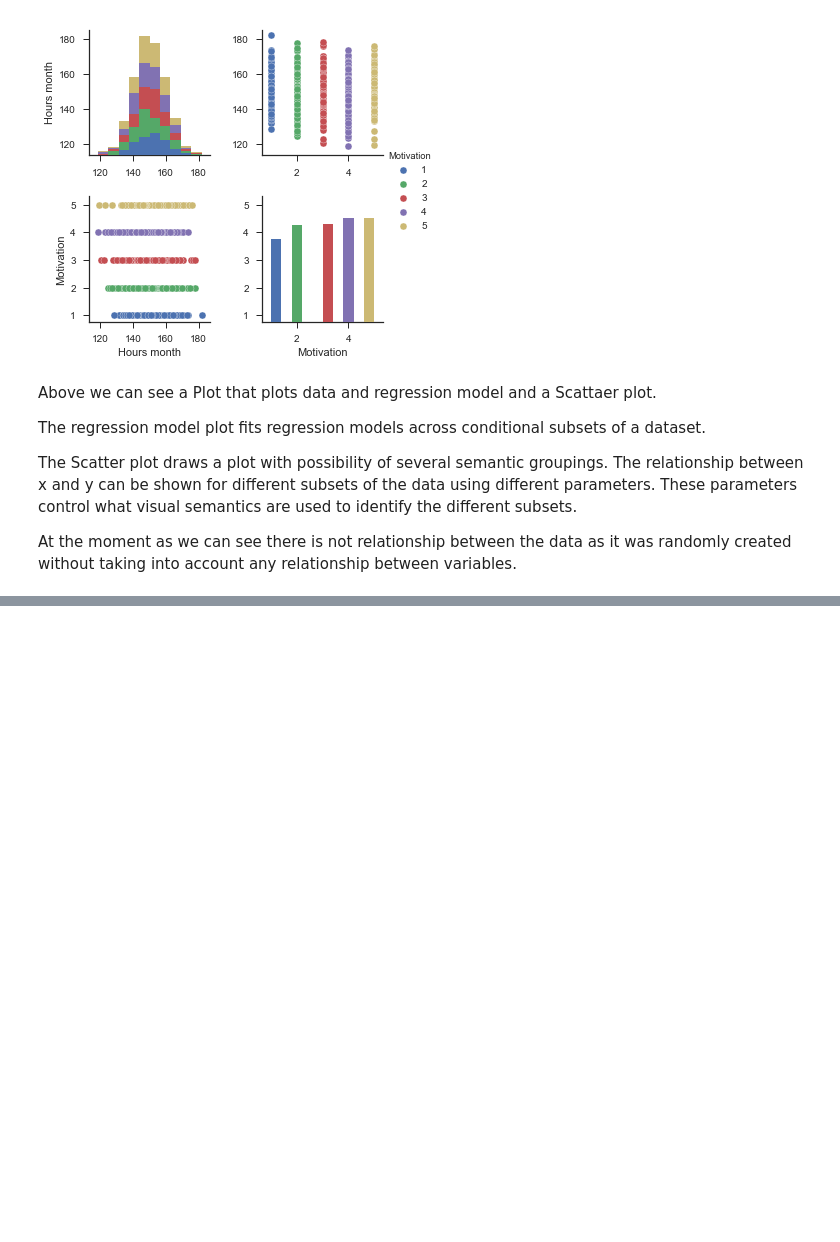
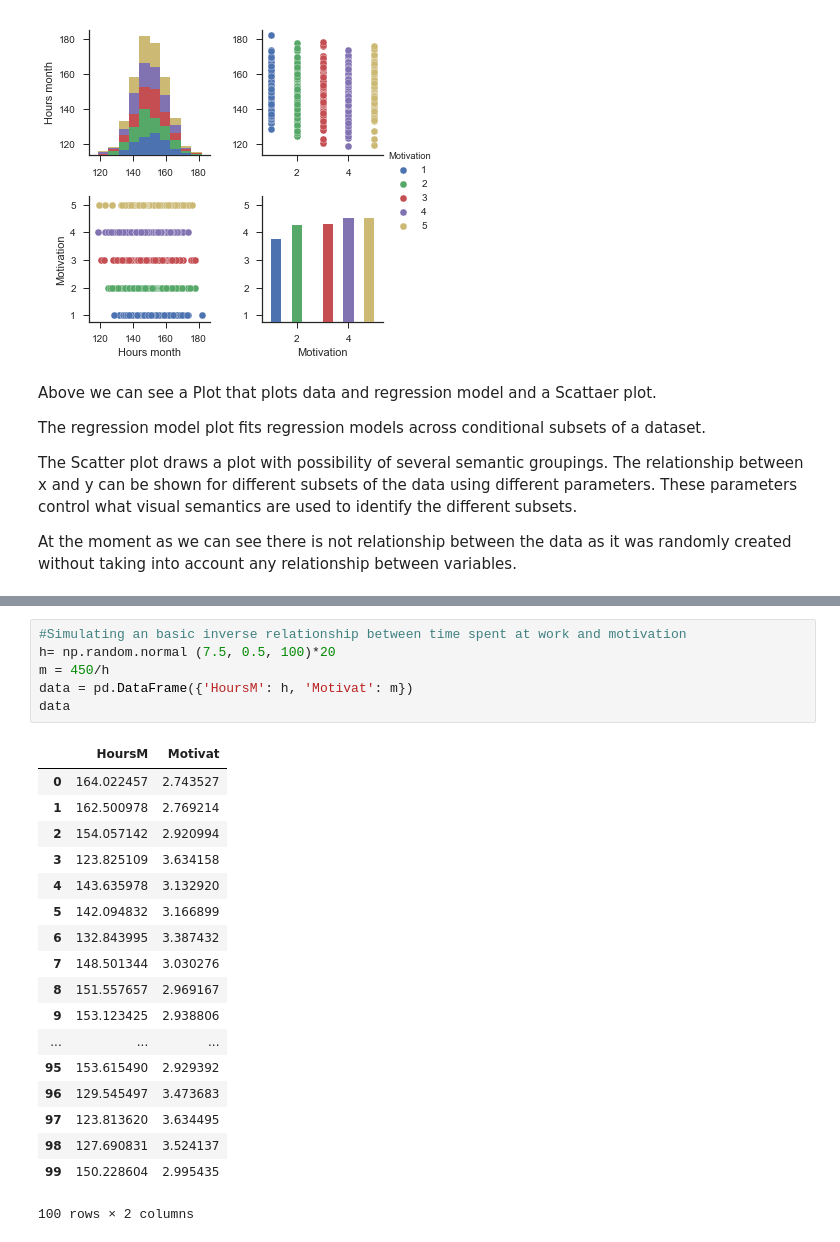
Before and after one commit to Nayade2lu/programming-data-a-project, a Jupyter notebook: Programming for data analysis Project.ipynb, the cells around one changed output, grey strips where cells are left out. Cells and saved outputs as stored; diff of their text form; blank space fills up the shorter version.

```diff
--- a/Programming for data analysis Project.ipynb
+++ b/Programming for data analysis Project.ipynb
@@ -629,0 +640,25 @@ At the moment as we can see there is not relationship between the data as it was
+# %%
+#Simulating an basic inverse relationship between time spent at work and motivation
+h= np.random.normal (7.5, 0.5, 100)*20
+m = 450/h
+data = pd.DataFrame({'HoursM': h, 'Motivat': m})
+data
+# %% [output]
+|  | HoursM | Motivat |
+| 0 | 164.022457 | 2.743527 |
+| 1 | 162.500978 | 2.769214 |
+| 2 | 154.057142 | 2.920994 |
+| 3 | 123.825109 | 3.634158 |
+| 4 | 143.635978 | 3.132920 |
+| 5 | 142.094832 | 3.166899 |
+| 6 | 132.843995 | 3.387432 |
+| 7 | 148.501344 | 3.030276 |
+| 8 | 151.557657 | 2.969167 |
+| 9 | 153.123425 | 2.938806 |
+| ... | ... | ... |
+| 95 | 153.615490 | 2.929392 |
+| 96 | 129.545497 | 3.473683 |
+| 97 | 123.813620 | 3.634495 |
+| 98 | 127.690831 | 3.524137 |
+| 99 | 150.228604 | 2.995435 |
+100 rows × 2 columns
```
Also changed, not shown: parts of 4 cells of this notebook.
